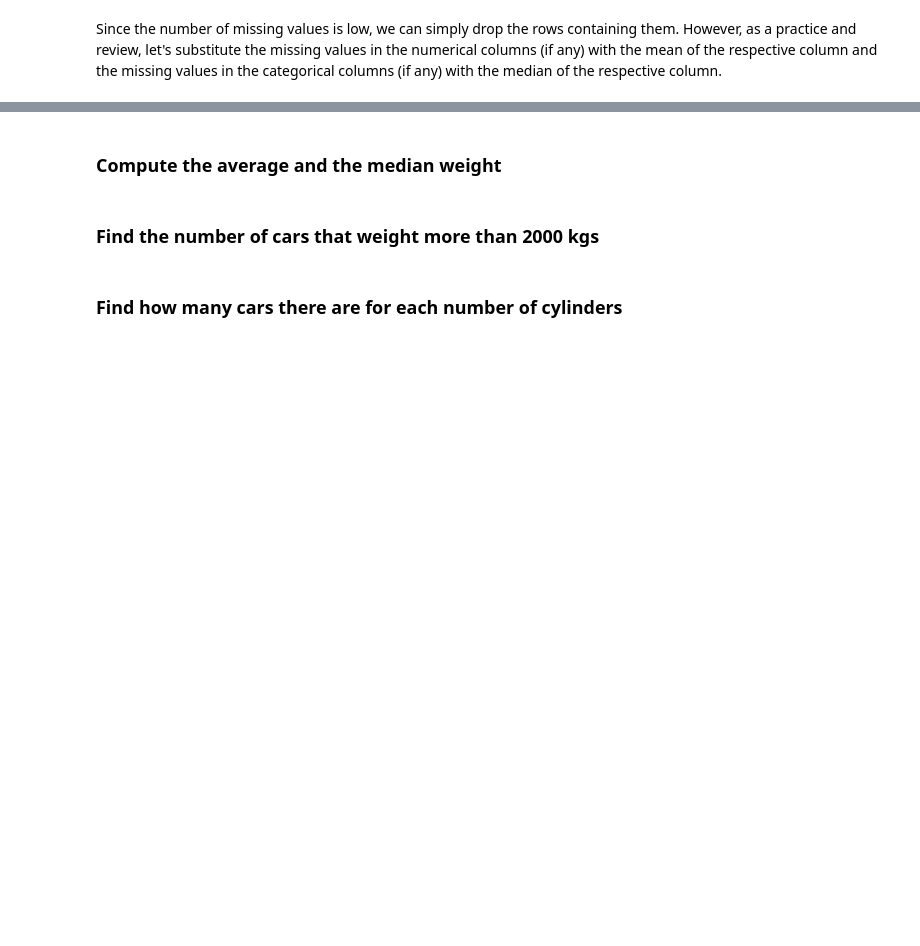
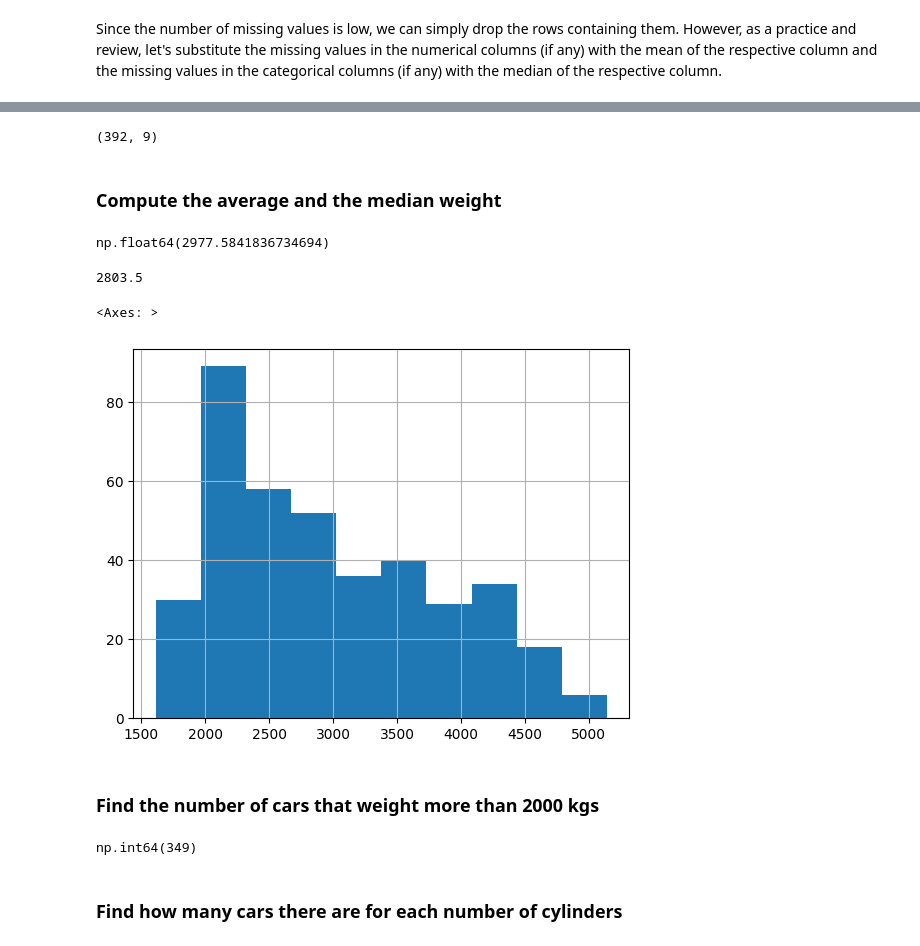
Before and after one commit to BrenoMafra13/COMP3132-Machine_Learning, a Jupyter notebook: labs/Lab_Week04/LabWeek4.ipynb, the cells around one changed output, grey strips where cells are left out. Saved outputs shown, nothing was run; the diff lists cells and outputs as text; code cells hidden in the pictures; blank space fills up the shorter version.

```diff
--- a/labs/Lab_Week04/LabWeek4.ipynb
+++ b/labs/Lab_Week04/LabWeek4.ipynb
@@ -46,0 +89,2 @@ Since the number of missing values is low, we can simply drop the rows containin
+# %%
+df = df.dropna()
@@ -47,2 +105,6 @@ Since the number of missing values is low, we can simply drop the rows containin
+# %%
+df.shape # Notice the difference and study for the test.
+# %% [output]
+(392, 9)
 # %% [markdown]
 ### Compute the average and the median weight
@@ -51,2 +111,15 @@ Since the number of missing values is low, we can simply drop the rows containin
+# %%
+df["weight"].mean()
+# %% [output]
+np.float64(2977.5841836734694)
+# %%
+df["weight"].median()
+# %% [output]
+2803.5
+# %%
+df["weight"].hist()
+# %% [output]
+<Axes: >
+[figure, added]
 # %% [markdown]
 ### Find the number of cars that weight more than 2000 kgs
@@ -55,2 +126,7 @@ Since the number of missing values is low, we can simply drop the rows containin
+# %%
+cars = df["weight"] > 2000
+cars.sum()
+# %% [output]
+np.int64(349)
 # %% [markdown]
 ### Find how many cars there are for each number of cylinders
```
Also changed, not shown: parts of 50 cells of this notebook.
